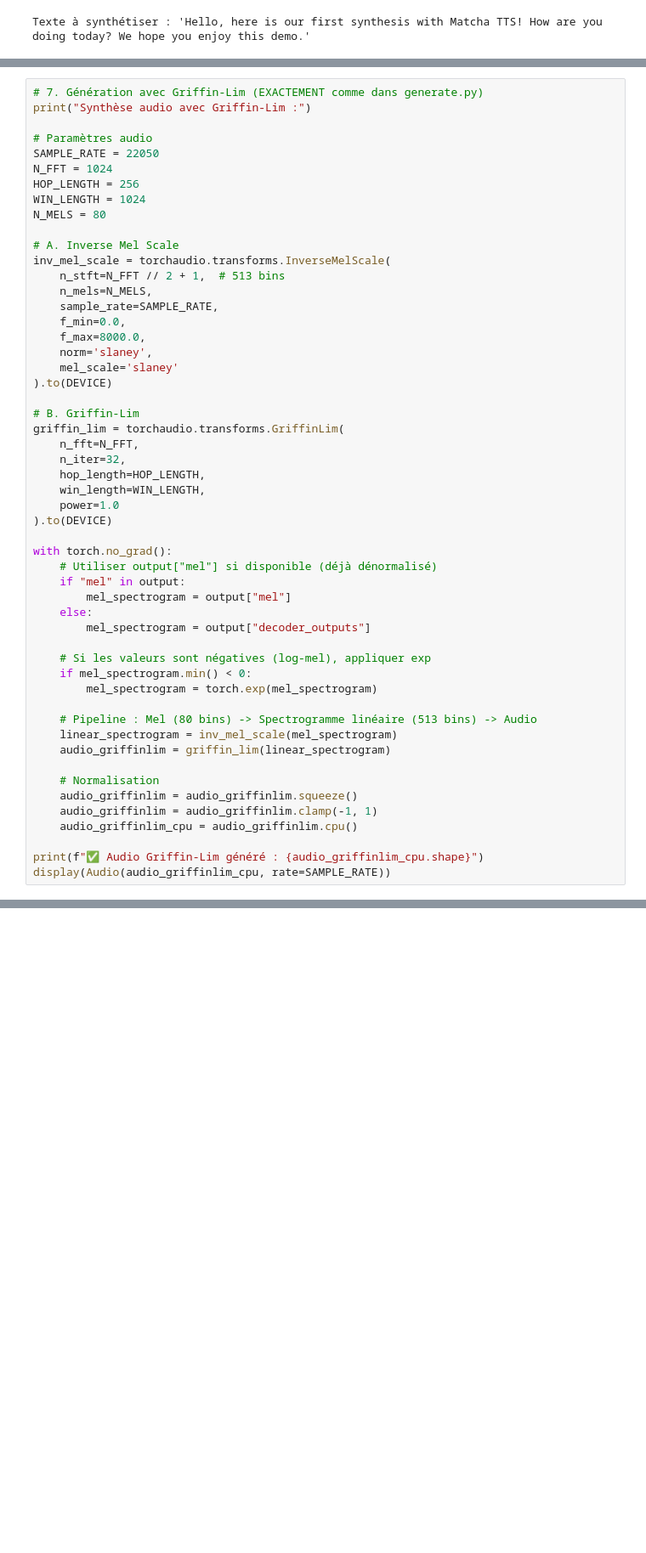
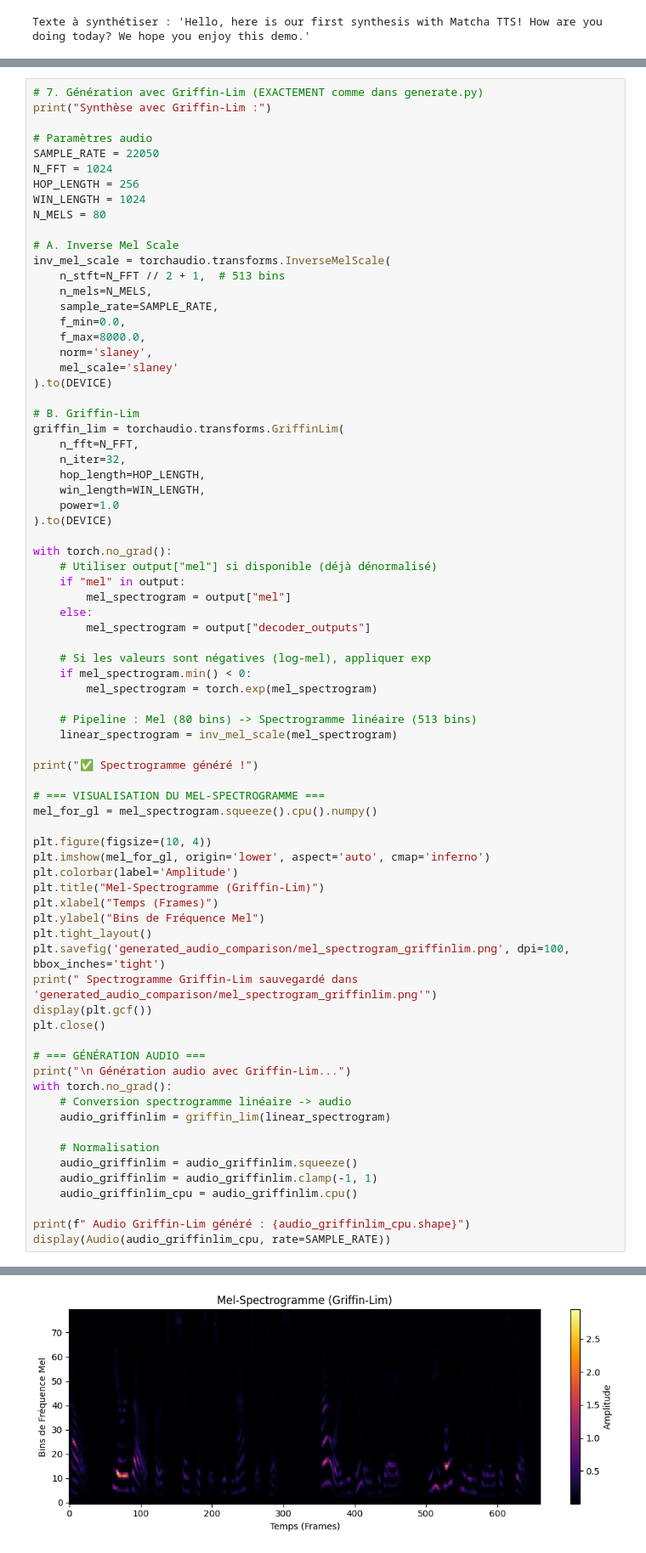
Before and after one commit to Raph1821/Matcha-TTS-etu-UPMC-ENSAM, a Jupyter notebook: demo_matcha.ipynb, the cells around one changed output, grey strips where cells are left out. Shown at 85% size. Drawn from its saved outputs; the diff is of its cells as text; blank space fills up the shorter version.

```diff
--- a/demo_matcha.ipynb
+++ b/demo_matcha.ipynb
@@ -200,7 +204,7 @@ Synthèse audio avec Hifi-Gan :
 [interactive output not drawn]
 # %%
 # 7. Génération avec Griffin-Lim (EXACTEMENT comme dans generate.py)
-print("Synthèse audio avec Griffin-Lim :")
+print("Synthèse avec Griffin-Lim :")
 
 # Paramètres audio
 SAMPLE_RATE = 22050
@@ -240,8 +244,30 @@ with torch.no_grad():
     if mel_spectrogram.min() < 0:
         mel_spectrogram = torch.exp(mel_spectrogram)
 
-    # Pipeline : Mel (80 bins) -> Spectrogramme linéaire (513 bins) -> Audio
+    # Pipeline : Mel (80 bins) -> Spectrogramme linéaire (513 bins)
     linear_spectrogram = inv_mel_scale(mel_spectrogram)
+
+print("✅ Spectrogramme généré !")
+
+# === VISUALISATION DU MEL-SPECTROGRAMME ===
+mel_for_gl = mel_spectrogram.squeeze().cpu().numpy()
+
+plt.figure(figsize=(10, 4))
+plt.imshow(mel_for_gl, origin='lower', aspect='auto', cmap='inferno')
+plt.colorbar(label='Amplitude')
+plt.title("Mel-Spectrogramme (Griffin-Lim)")
+plt.xlabel("Temps (Frames)")
+plt.ylabel("Bins de Fréquence Mel")
+plt.tight_layout()
+plt.savefig('generated_audio_comparison/mel_spectrogram_griffinlim.png', dpi=100, bbox_inches='tight')
+print(" Spectrogramme Griffin-Lim sauvegardé dans 'generated_audio_comparison/mel_spectrogram_griffinlim.png'")
+display(plt.gcf())
+plt.close()
+
+# === GÉNÉRATION AUDIO ===
+print("\n Génération audio avec Griffin-Lim...")
+with torch.no_grad():
+    # Conversion spectrogramme linéaire -> audio
     audio_griffinlim = griffin_lim(linear_spectrogram)
 
     # Normalisation
@@ -249,6 +275,6 @@ with torch.no_grad():
     audio_griffinlim = audio_griffinlim.clamp(-1, 1)
     audio_griffinlim_cpu = audio_griffinlim.cpu()
 
-print(f"✅ Audio Griffin-Lim généré : {audio_griffinlim_cpu.shape}")
+print(f" Audio Griffin-Lim généré : {audio_griffinlim_cpu.shape}")
 display(Audio(audio_griffinlim_cpu, rate=SAMPLE_RATE))
 # %% [output]
@@ -255,0 +284 @@ Synthèse audio avec Griffin-Lim :
+[figure, added]
```
Also changed, not shown: parts of 7 cells of this notebook, 5 other files.
